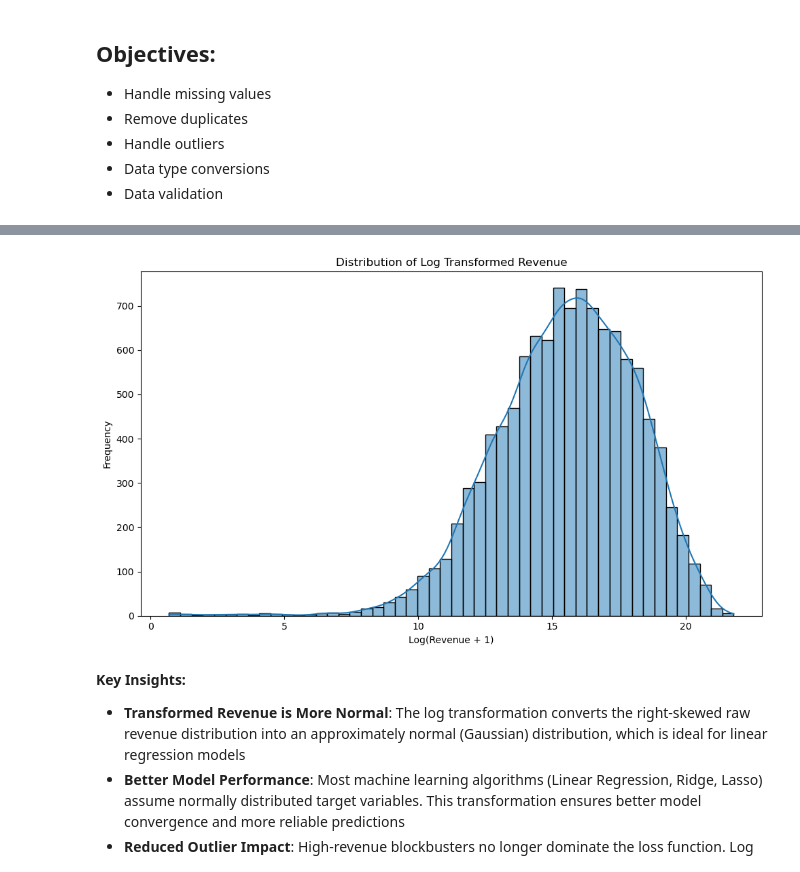
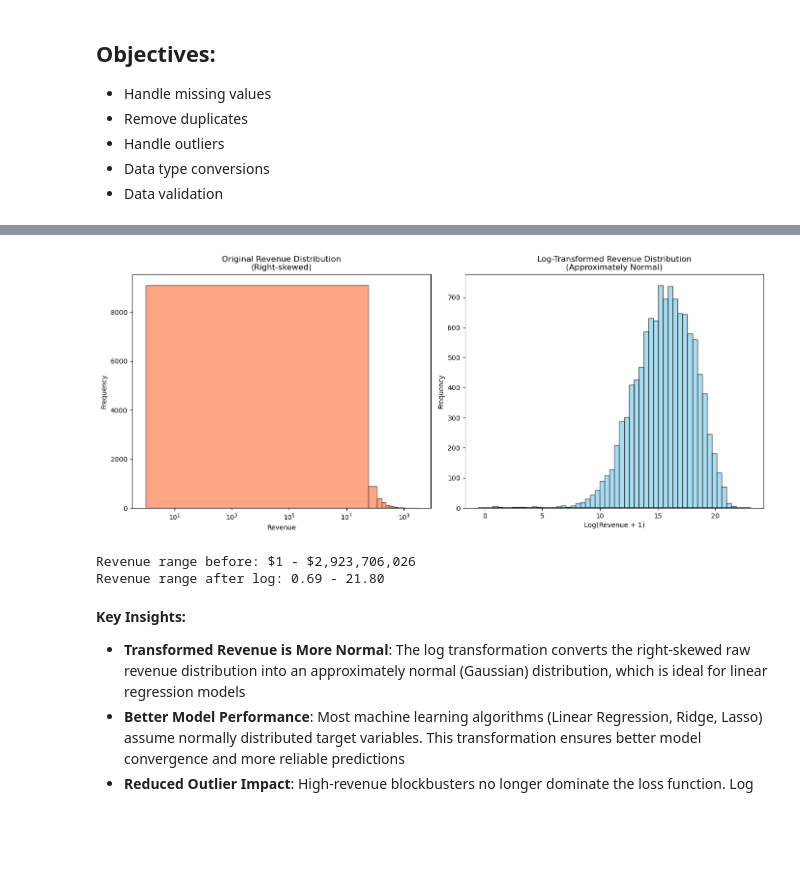
Before and after one commit to TThanhc/movie-revenue-predictor, a Jupyter notebook: notebooks/02_data_preprocessing.ipynb, the cells around one changed output, grey strips where cells are left out. Saved outputs shown, nothing was run; the diff lists cells and outputs as text; code cells hidden in the pictures; blank space fills up the shorter version.

Commit message:
feat(data preprocessing): refactor code preprocess data

```diff
--- a/notebooks/02_data_preprocessing.ipynb
+++ b/notebooks/02_data_preprocessing.ipynb
@@ -26,3 +41,11 @@ Original shape: (11263, 22)
 # %%
-# Log transform the target variable
-df['revenue'] = np.log1p(df['revenue'])
+# Initialize and fit the preprocessor
+preprocessor = DataPreprocessor(transform_target=True)
+
+# Fit the preprocessor to learn genre-based budget medians
+preprocessor.fit(df_raw)
+
+print("Preprocessor fitted!")
+print(f"\nGenre budget medians learned:")
+print(preprocessor.genre_budget_medians)
+print(f"\nOverall budget median: ${preprocessor.overall_budget_median:,.0f}")
@@ -29,14 +70,31 @@ df['revenue'] = np.log1p(df['revenue'])
 # %%
-# Visualize the distribution of revenue after log transformation
-plt.figure(figsize=(10, 6))
-sns.histplot(df['revenue'], bins=50, kde=True)
-plt.title('Distribution of Log Transformed Revenue')
-plt.xlabel('Log(Revenue + 1)')
-plt.ylabel('Frequency')
+# Visualize revenue distribution before and after log transformation
+fig, axes = plt.subplots(1, 2, figsize=(14, 6))
+
+# Before transformation
+axes[0].hist(df_raw['revenue'], bins=50, color='coral', alpha=0.7, edgecolor='black')
+axes[0].set_xlabel('Revenue')
+axes[0].set_ylabel('Frequency')
+axes[0].set_title('Original Revenue Distribution\n(Right-skewed)')
+axes[0].set_xscale('log')
+
+# After log transformation
+revenue_transformed = np.log1p(df_raw['revenue'])
+axes[1].hist(revenue_transformed, bins=50, color='skyblue', alpha=0.7, edgecolor='black')
+sns.kdeplot(revenue_transformed, ax=axes[1], color='blue', linewidth=2)
+axes[1].set_xlabel('Log(Revenue + 1)')
+axes[1].set_ylabel('Frequency')
+axes[1].set_title('Log-Transformed Revenue Distribution\n(Approximately Normal)')
+
 plt.tight_layout()
 plt.show()
+
+print(f"Revenue range before: ${df_raw['revenue'].min():,.0f} - ${df_raw['revenue'].max():,.0f}")
+print(f"Revenue range after log: {revenue_transformed.min():.2f} - {revenue_transformed.max():.2f}")
 # %% [output]
-[figure, old version]
+[figure, new version]
+Revenue range before: $1 - $2,923,706,026
+Revenue range after log: 0.69 - 21.80
 # %% [markdown]
 **Key Insights:**
 
```
Also changed, not shown: parts of 11 cells of this notebook.
